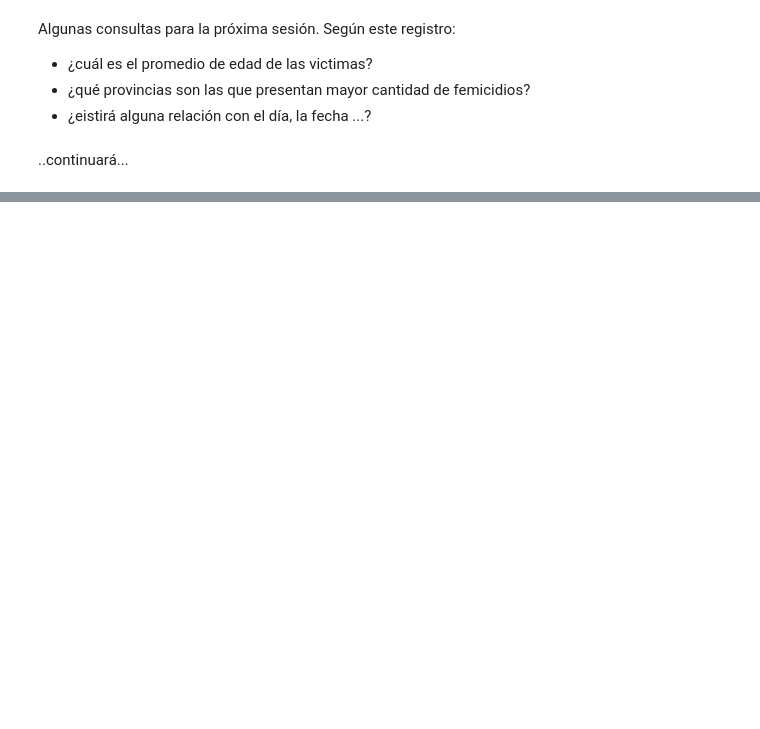
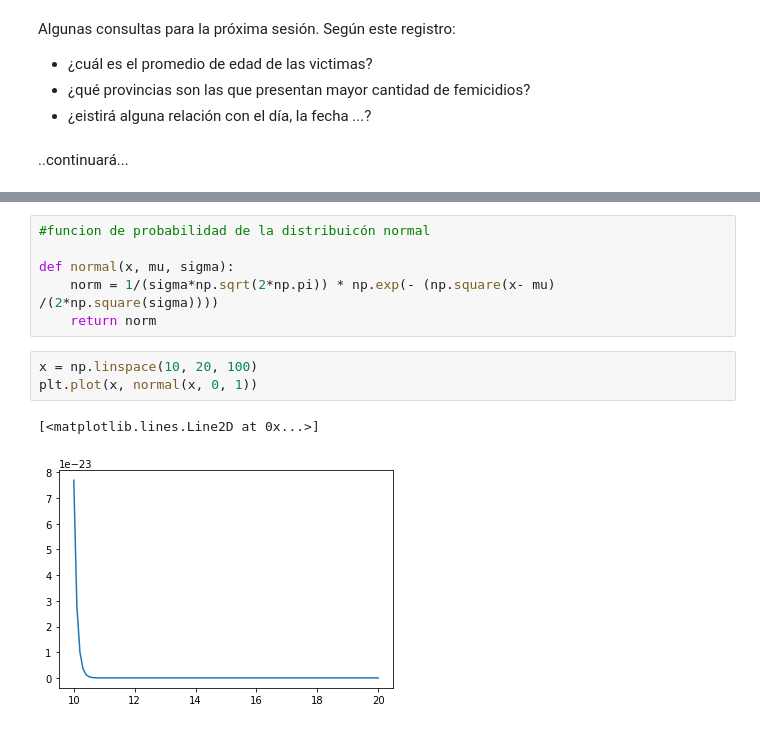
Before and after one commit to v44p/taller_datos, a Jupyter notebook: Taller_data.ipynb, the cells around one changed output, grey strips where cells are left out. Drawn from its saved outputs; the diff is of its cells as text; blank space fills up the shorter version.

```diff
--- a/Taller_data.ipynb
+++ b/Taller_data.ipynb
@@ -393,0 +842,12 @@ Algunas consultas para la próxima sesión. Según este registro:
+# %%
+#funcion de probabilidad de la distribuicón normal
+
+def normal(x, mu, sigma):
+    norm = 1/(sigma*np.sqrt(2*np.pi)) * np.exp(- (np.square(x- mu) /(2*np.square(sigma))))
+    return norm
+# %%
+x = np.linspace(10, 20, 100)
+plt.plot(x, normal(x, 0, 1))
+# %% [output]
+[<matplotlib.lines.Line2D at 0x...>]
+[figure, added]
```
Also changed, not shown: parts of 74 cells of this notebook.
